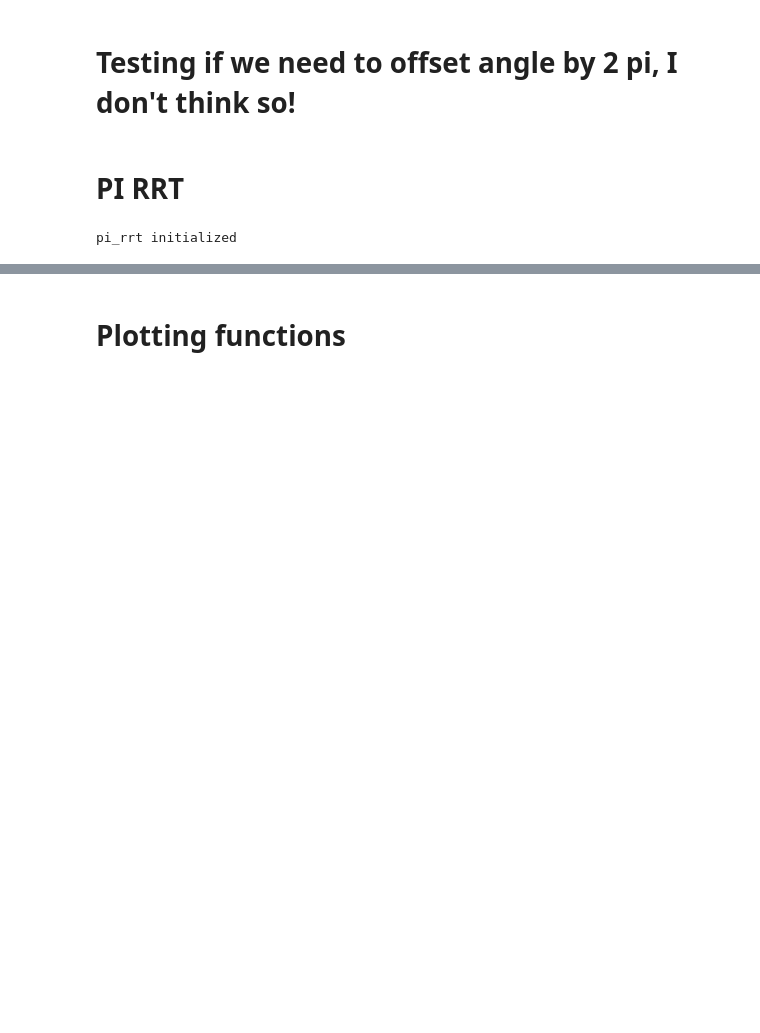
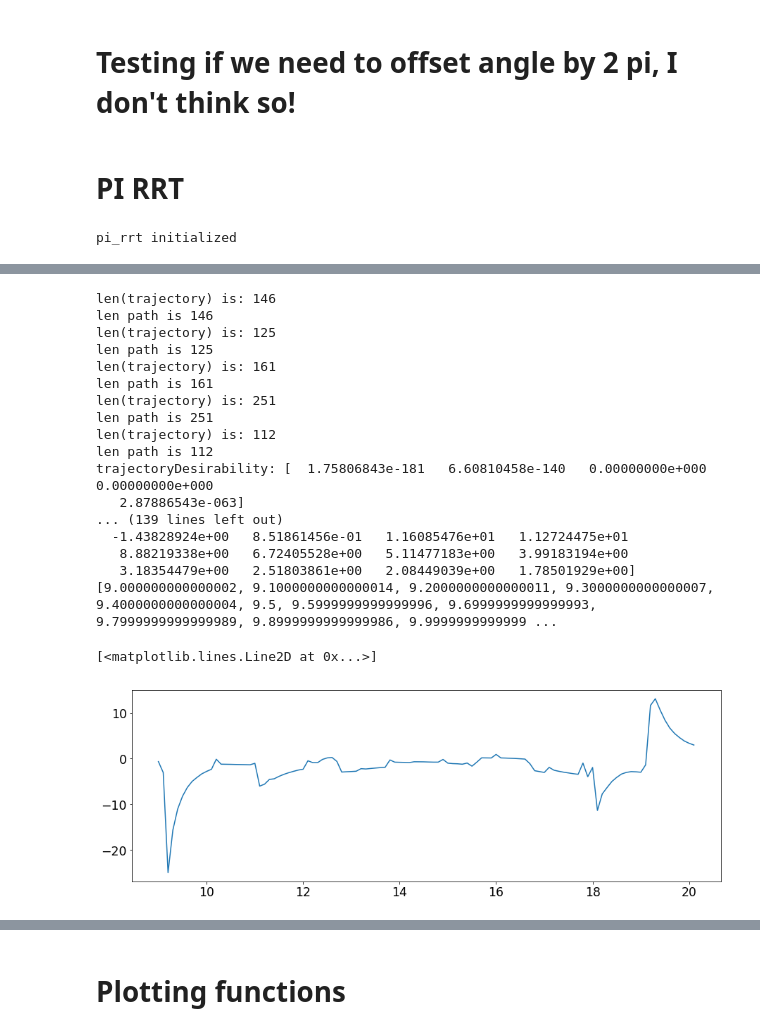
Before and after one commit to ankitkaushik/StochasticOptimalControl, a Jupyter notebook: PI_RRT.ipynb, the cells around one changed output, grey strips where cells are left out. Saved outputs shown, nothing was run; the diff lists cells and outputs as text; code cells hidden in the pictures; blank space fills up the shorter version.

```diff
--- a/PI_RRT.ipynb
+++ b/PI_RRT.ipynb
@@ -91,0 +211,68 @@ True
+# %%
+totalCosts = np.zeros(len(pi_rrt.trajectories))
+trajectoryLengths = [ len(t) for t in pi_rrt.trajectories ]
+regCoef = 3.0
+if max(trajectoryLengths) < 4:
+    trajectoryStates = np.zeros((len(pi_rrt.trajectories), 4, 5))
+else:
+    trajectoryStates = np.zeros((len(pi_rrt.trajectories), max(trajectoryLengths), 5))
+if min(trajectoryLengths) < 4:
+    trajectoryLengths = [ 4 for t in pi_rrt.trajectories ]
+for k, trajectory in enumerate(pi_rrt.trajectories):
+    print 'len(trajectory) is: ' + str(len(trajectory))
+    trajectoryStates[k, :max(len(trajectory), 4), :] = pi_rrt.constructStatesMatrix(trajectory)
+    pathCosts = np.zeros(len(trajectory))
+    noiseCosts = np.zeros(len(trajectory))
+    for i, v in enumerate(trajectory[:-1]):
+        pathCosts[i] += trajectoryStates[k, i, 0:3].dot(pi_rrt.Q).dot(trajectoryStates[k, i, 0:3].T)
+        pathCosts[i] += 0.5 * pi_rrt.controlSplineRRT(trajectoryStates[k, i, 3]).T * pi_rrt.R * pi_rrt.controlSplineRRT(trajectoryStates[k, i, 3])
+        noiseCosts[i] += pi_rrt.controlSplineRRT(trajectoryStates[k, i, 3]) * trajectoryStates[k, i, 4]
+    totalCost = np.trapz(pathCosts[:-1], trajectoryStates[k, :len(trajectory) - 1, 3])
+    endStateDiff = trajectoryStates[k, -1, 0:3] - np.array(pi_rrt.RRT.vGoal.getState()[0:3])
+    totalCost += endStateDiff.dot(pi_rrt.Qf).dot(endStateDiff.T)
+    totalCost += np.trapz(noiseCosts[:-1], trajectoryStates[k, :len(trajectory) - 1, 3])
+    totalCosts[k] = totalCost / regCoef
+
+trajectoryDesirability = np.exp(-totalCosts / pi_rrt.Lambda)
+print 'trajectoryDesirability: ' + str(trajectoryDesirability)
+while sum(trajectoryDesirability) == 0:
+    regCoef = regCoef * 3
+    totalCosts = totalCosts / regCoef
+    trajectoryDesirability = np.exp(-totalCosts / self.Lambda)
+print 'trajectoryDesirability: ' + str(trajectoryDesirability)
+
+weights = trajectoryDesirability / sum(trajectoryDesirability)
+dU = np.zeros(min(trajectoryLengths))
+for k, trajectory in enumerate(pi_rrt.trajectories):
+    dU += weights[k] * trajectoryStates[k, :min(trajectoryLengths), 4]
+    print 'dU: ' + str(dU)
+
+minTrajectoryIndex = trajectoryLengths.index(min(trajectoryLengths))
+print [v.time for v in pi_rrt.RRT.pathReversed]
+U = np.zeros(min(trajectoryLengths))
+t = np.zeros(min(trajectoryLengths))
+for i in range(min(trajectoryLengths)):
+    t[i] = trajectoryStates[minTrajectoryIndex,i,3]
+    U[i] = pi_rrt.controlSplineRRT(t[i]) + dU[i]
+
+plot(t, U)
+# %% [output]
+len(trajectory) is: 146
+len path is 146
+len(trajectory) is: 125
+len path is 125
+len(trajectory) is: 161
+len path is 161
+len(trajectory) is: 251
+len path is 251
+len(trajectory) is: 112
+len path is 112
+trajectoryDesirability: [  1.75806843e-181   6.60810458e-140   0.00000000e+000   0.00000000e+000
+   2.87886543e-063]
+... (139 lines left out)
+  -1.43828924e+00   8.51861456e-01   1.16085476e+01   1.12724475e+01
+   8.88219338e+00   6.72405528e+00   5.11477183e+00   3.99183194e+00
+   3.18354479e+00   2.51803861e+00   2.08449039e+00   1.78501929e+00]
+[9.000000000000002, 9.1000000000000014, 9.2000000000000011, 9.3000000000000007, 9.4000000000000004, 9.5, 9.5999999999999996, 9.6999999999999993, 9.7999999999999989, 9.8999999999999986, 9.9999999999999 ...
+[<matplotlib.lines.Line2D at 0x...>]
+[figure, added]
```
Also changed, not shown: parts of 16 cells of this notebook, 5 other files.
